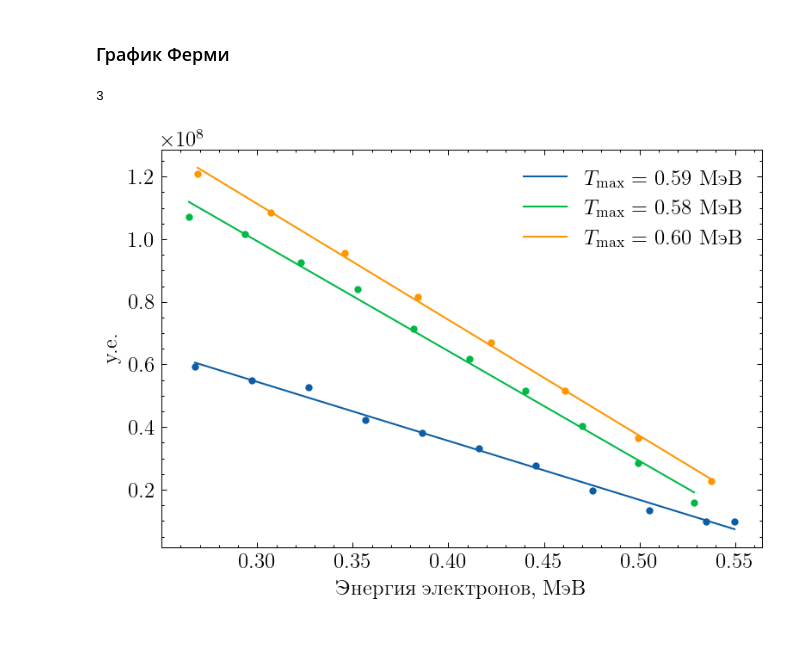
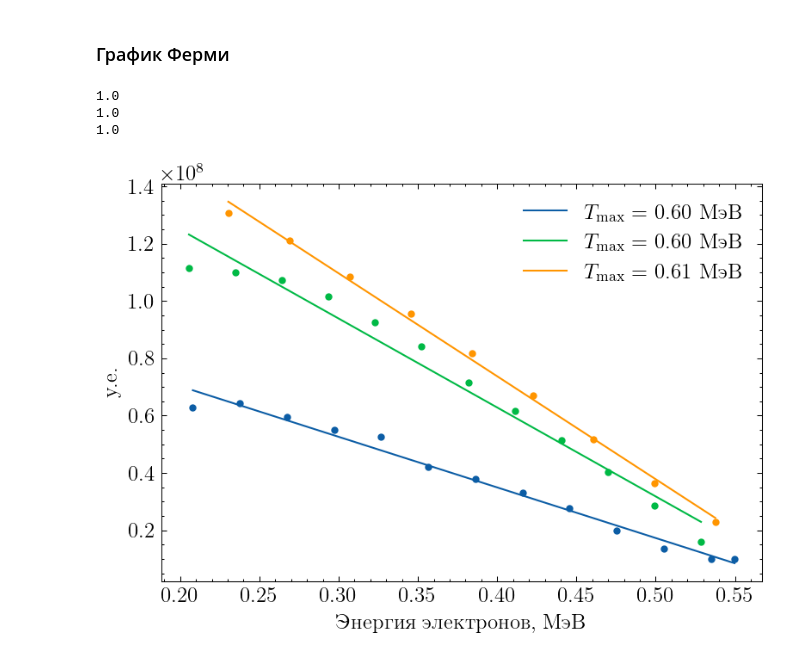
Before and after one commit to gleblug/experiment-automation, a Jupyter notebook: 5.4.2-beta-spectrum/plots.ipynb, the cells around one changed output. Cells and saved outputs as stored; diff of their text form; code cells hidden in the pictures.

```diff
--- a/5.4.2-beta-spectrum/plots.ipynb
+++ b/5.4.2-beta-spectrum/plots.ipynb
@@ -83,7 +86,15 @@ for df, bg in zip(dataframes, background.iterrows()):
     idxmax = nu[16:].idxmax()
     k = p_k / I[idxmax]
     p = I*k
-    plt.errorbar(p2T(p)*1e-6, nu, xerr=0, yerr=dev, fmt=".--")
+    T = p2T(p)
+    plt.errorbar(T*1e-6, nu, xerr=0, yerr=dev, fmt=".--")
+
+    # idxs = (T>.73e6)
+    # if (sum(idxs) > 2):
+    #     (K, m_nu), _ = curve_fit(N, T[idxs], nu[idxs], p0=(1e-3, 1e-3))
+    #     print(f'{m_nu} {K}')
+    #     plt.plot(T[idxs], N(T[idxs], K, m_nu), lw=.3)
+    #     plt.plot(T[idxs], nu[idxs])
 
 plt.axvline(T_k*1e-6, c="C3", label=fr"Конв. пик, $T_k=$ {T_k:.2e} эВ")
 
@@ -97,33 +108,33 @@ plt.show()
 [figure]
 # %% [markdown]
 ### График Ферми
-# %%
-line(1, 1, 2)
-# %% [output]
-3
 # %%
 for i, (df, bg) in enumerate(zip(dataframes, background.iterrows())):
     level, dev = bg[1]
     I = df[x_name]
     nu = df[y_name] - level
 
     idxmax = nu[16:].idxmax()
     k = p_k / I[idxmax]
     p = I*k
     T = p2T(p)*1e-6
 
-    idxs = (T>2.5e-1) * (T<5.5e-1)
+    idxs = (T>2e-1) * (T<5.5e-1)
+
     (k, b), _ = curve_fit(line, T[idxs], (nu**0.5 / p**(3/2))[idxs])
 
     plt.plot(T[idxs], (nu**0.5 / p**(3/2))[idxs], ".", c=f"C{i}")
     plt.plot(T[idxs], line(T[idxs], k,b), c=f"C{i}", label=r"$T_\text{max}=$" + f" {-b/k:.2f} МэВ")
-    # plt.plot(I[idxmax]*k, nu[idxmax], "x")
+    T_max = -b/k
 
 plt.xlabel("Энергия электронов, МэВ")
 plt.ylabel("у.е.")
 
 plt.legend()
 plt.savefig("all_setups-fermi.png")
 plt.show()
 # %% [output]
+1.0
+1.0
+1.0
-[figure, old version]
+[figure, new version]
```
Also changed, not shown: parts of 1 cell of this notebook, 9 other files.
